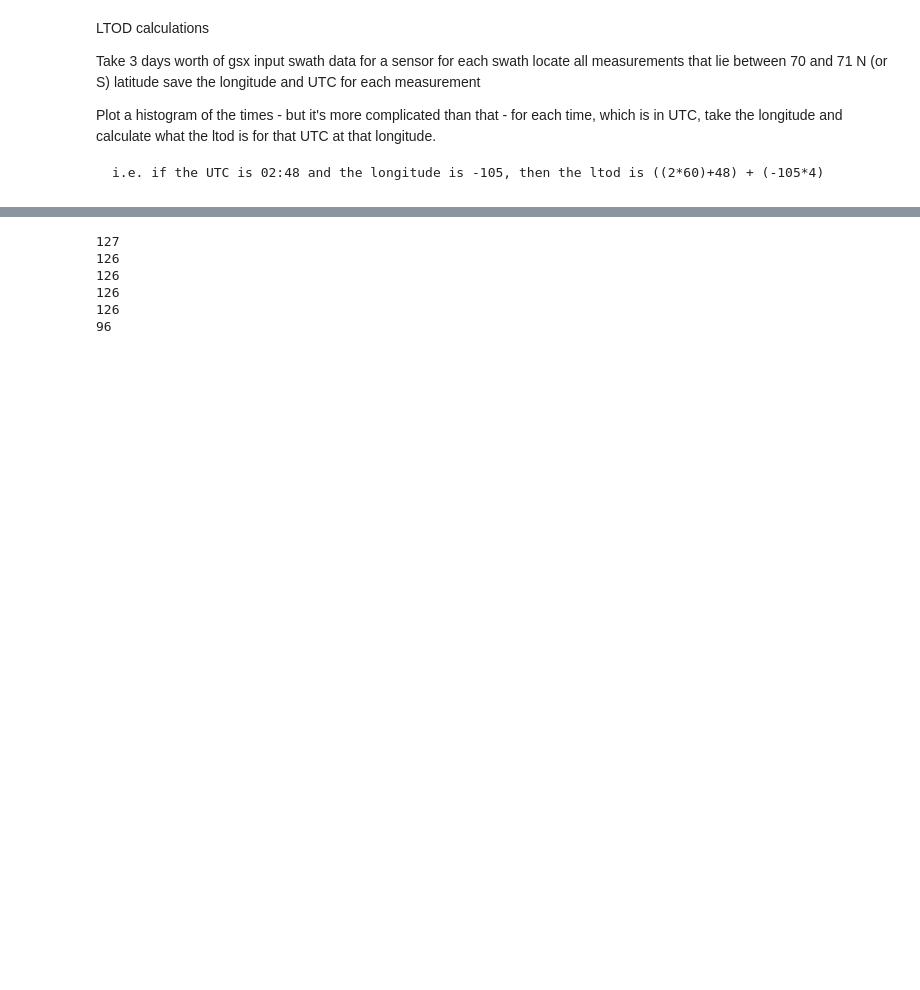
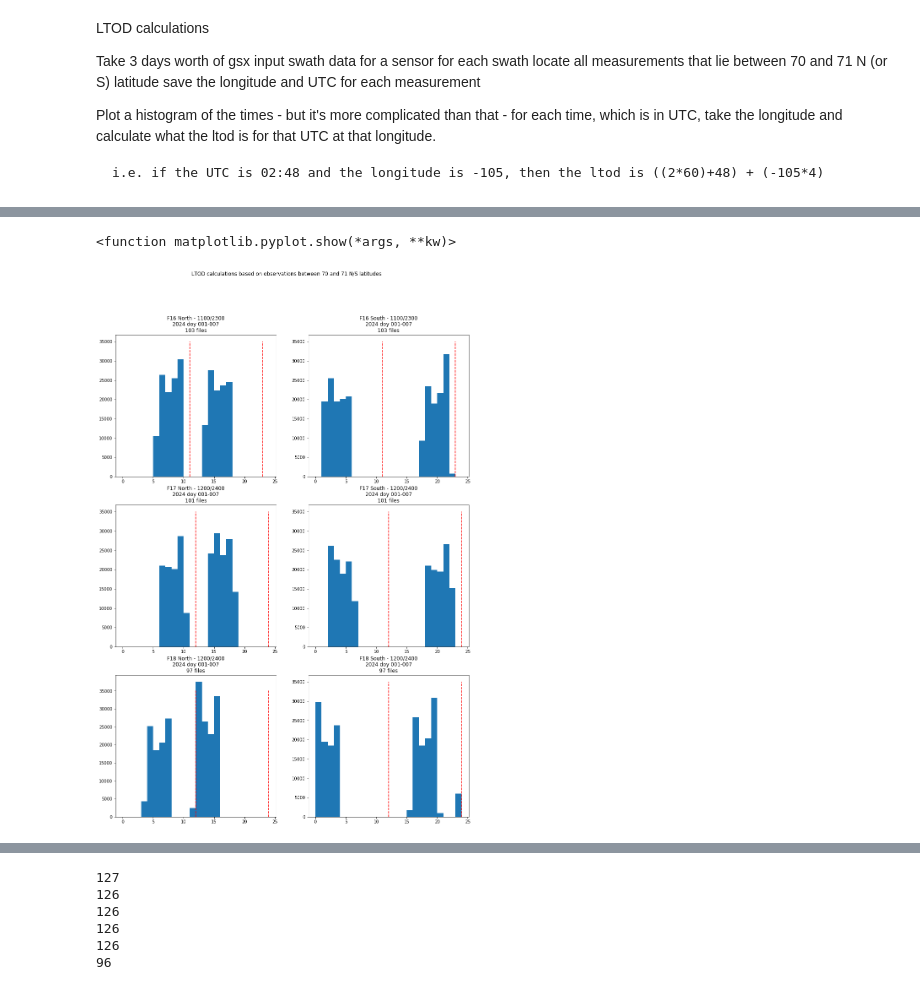
Before and after one commit to nsidc/pmesdr, a Jupyter notebook: ipython_notebooks/LTOD calculations.ipynb, the cells around one changed output, grey strips where cells are left out. Saved outputs shown, nothing was run; the diff lists cells and outputs as text; code cells hidden in the pictures; blank space fills up the shorter version.

```diff
--- a/ipython_notebooks/LTOD calculations.ipynb
+++ b/ipython_notebooks/LTOD calculations.ipynb
@@ -83,0 +199,7 @@ def create_ltod(files, lat_min=70., lat_max=71.):
+# %%
+ftn_F16_2024 = create_ltod(F16_2024, lat_min = 70.0, lat_max = 71.0)
+fts_F16_2024 = create_ltod(F16_2024, lat_max = -70.0, lat_min = -71.0)
+ftn_F17_2024 = create_ltod(F17_2024, lat_min = 70.0, lat_max = 71.0)
+fts_F17_2024 = create_ltod(F17_2024, lat_max = -70.0, lat_min = -71.0)
+ftn_F18_2024 = create_ltod(F18_2024, lat_min = 70.0, lat_max = 71.0)
+fts_F18_2024 = create_ltod(F18_2024, lat_max = -70.0, lat_min = -71.0)
@@ -83,0 +219,37 @@ def create_ltod(files, lat_min=70., lat_max=71.):
+# %%
+fig = plt.figure(figsize=(15,21))
+plt.suptitle('LTOD calculations based on observations between 70 and 71 N/S latitudes')
+a = fig.add_subplot(3,2,1)
+plt.hist(ftn_F16_2024,bins=(np.arange(25)))
+plt.plot([23, 23], [0, 35000], color='r', linestyle='--')
+plt.plot([11, 11], [0, 35000], color='r', linestyle='--')
+a.set_title('F16 North - 1100/2300\n2024 doy 001-007\n103 files')
+a = fig.add_subplot(3,2,2)
+plt.hist(fts_F16_2024,bins=(np.arange(25)))
+plt.plot([23, 23], [0, 35000], color='r', linestyle='--')
+plt.plot([11, 11], [0, 35000], color='r', linestyle='--')
+a.set_title('F16 South - 1100/2300\n2024 doy 001-007\n103 files')
+a = fig.add_subplot(3,2,3)
+plt.hist(ftn_F17_2024,bins=(np.arange(25)))
+plt.plot([24, 24], [0, 35000], color='r', linestyle='--')
+plt.plot([12, 12], [0, 35000], color='r', linestyle='--')
+a.set_title('F17 North - 1200/2400\n2024 doy 001-007\n101 files')
+a = fig.add_subplot(3,2,4)
+plt.hist(fts_F17_2024,bins=(np.arange(25)))
+plt.plot([24, 24], [0, 35000], color='r', linestyle='--')
+plt.plot([12, 12], [0, 35000], color='r', linestyle='--')
+a.set_title('F17 South - 1200/2400\n2024 doy 001-007\n101 files')
+a = fig.add_subplot(3,2,5)
+plt.hist(ftn_F18_2024,bins=(np.arange(25)))
+plt.plot([24, 24], [0, 35000], color='r', linestyle='--')
+plt.plot([12, 12], [0, 35000], color='r', linestyle='--')
+a.set_title('F18 North - 1200/2400\n2024 doy 001-007\n97 files')
+a = fig.add_subplot(3,2,6)
+plt.hist(fts_F18_2024,bins=(np.arange(25)))
+plt.plot([24, 24], [0, 35000], color='r', linestyle='--')
+plt.plot([12, 12], [0, 35000], color='r', linestyle='--')
+a.set_title('F18 South - 1200/2400\n2024 doy 001-007\n97 files')
+plt.show
+# %% [output]
+<function matplotlib.pyplot.show(*args, **kw)>
+[figure, added]
```
Also changed, not shown: parts of 18 cells of this notebook, 1 other file.
